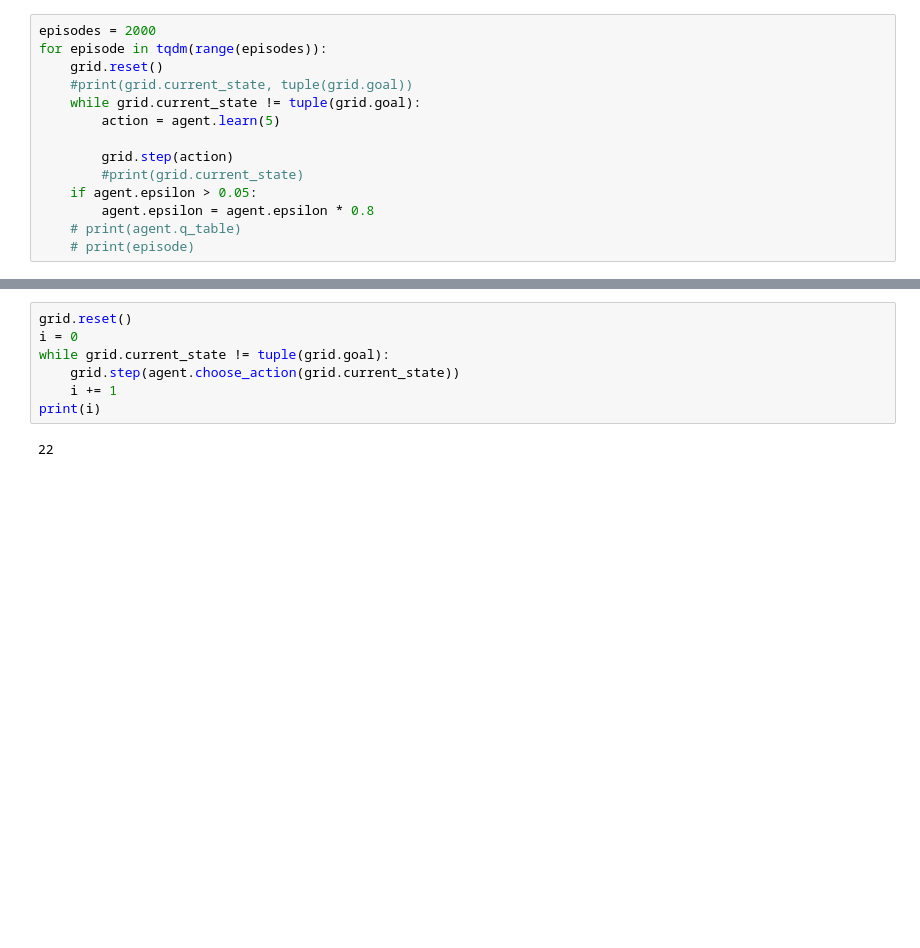
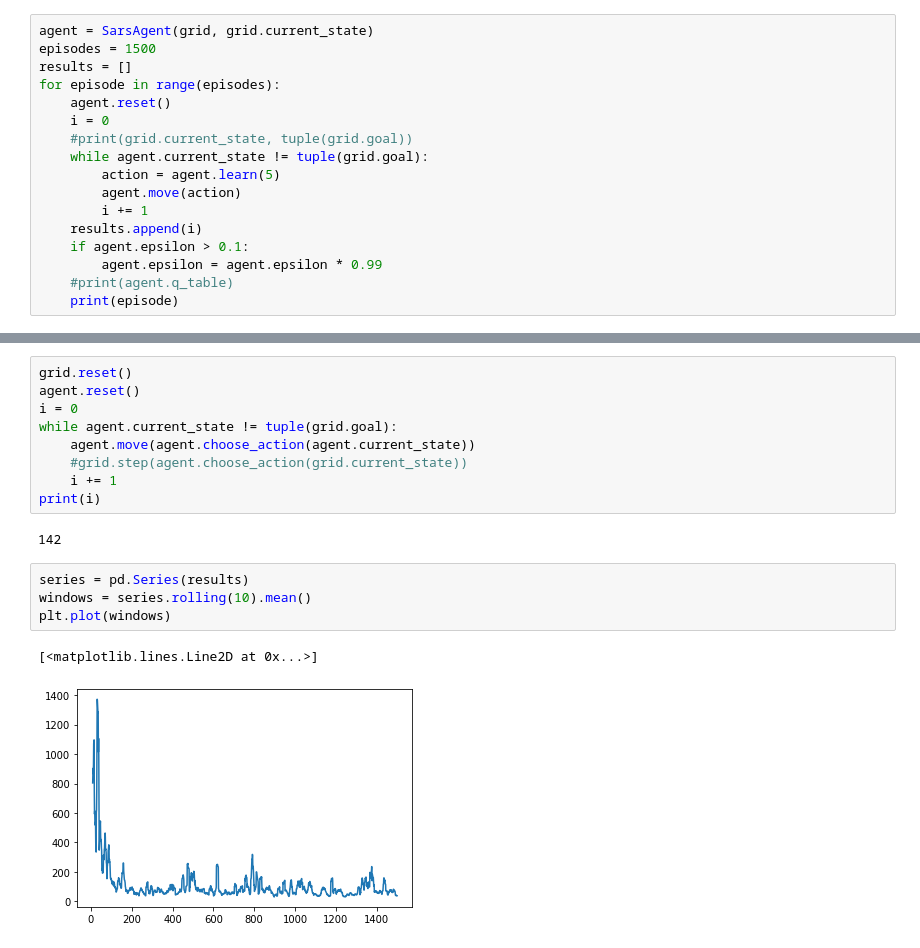
Before and after one commit to tomlpieper/ReinforcementLearing, a Jupyter notebook: GridWorld.ipynb, the cells around one changed output, grey strips where cells are left out. Drawn from its saved outputs; the diff is of its cells as text; blank space fills up the shorter version.

```diff
--- a/GridWorld.ipynb
+++ b/GridWorld.ipynb
@@ -251,15 +188,18 @@ True
  [-100 -100 -100 -100 -100 -100 -100 -100 -100 -100 -100 -100 -100 -100]]
 # %%
-episodes = 2000
-for episode in tqdm(range(episodes)):
-    grid.reset()
+agent = SarsAgent(grid, grid.current_state)
+episodes = 1500
+results = []
+for episode in range(episodes):
+    agent.reset()
+    i = 0
     #print(grid.current_state, tuple(grid.goal))
-    while grid.current_state != tuple(grid.goal):
+    while agent.current_state != tuple(grid.goal):
         action = agent.learn(5)
-
-        grid.step(action)
-        #print(grid.current_state)
-    if agent.epsilon > 0.05:
-        agent.epsilon = agent.epsilon * 0.8
-    # print(agent.q_table)
-    # print(episode)
+        agent.move(action)
+        i += 1
+    results.append(i)
+    if agent.epsilon > 0.1:
+        agent.epsilon = agent.epsilon * 0.99
+    #print(agent.q_table)
+    print(episode)
@@ -266,9 +224,18 @@ for episode in tqdm(range(episodes)):
 # %%
 grid.reset()
+agent.reset()
 i = 0
-while grid.current_state != tuple(grid.goal):
-    grid.step(agent.choose_action(grid.current_state))
+while agent.current_state != tuple(grid.goal):
+    agent.move(agent.choose_action(agent.current_state))
+    #grid.step(agent.choose_action(grid.current_state))
     i += 1
 print(i)
 # %% [output]
-22
+142
+# %%
+series = pd.Series(results)
+windows = series.rolling(10).mean()
+plt.plot(windows)
+# %% [output]
+[<matplotlib.lines.Line2D at 0x...>]
+[figure, added]
```
Also changed, not shown: parts of 5 cells of this notebook.
